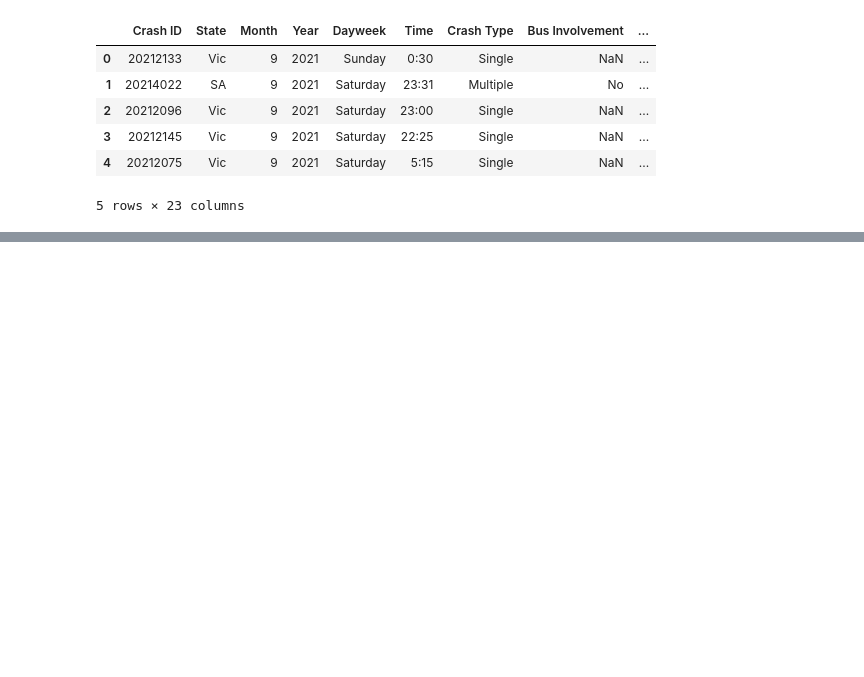
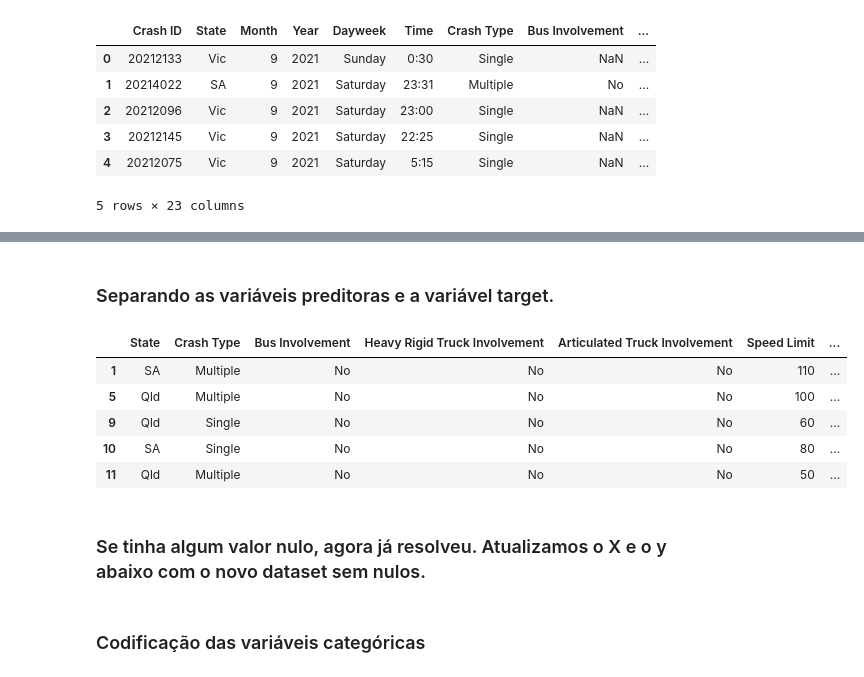
Before and after one commit to vinniscript/A3-IA-UAM-5SEM, a Jupyter notebook: AustralianCarAccident.ipynb, the cells around one changed output, grey strips where cells are left out. Cells and saved outputs as stored; diff of their text form; code cells hidden in the pictures; blank space fills up the shorter version.

```diff
--- a/AustralianCarAccident.ipynb
+++ b/AustralianCarAccident.ipynb
@@ -27,0 +81,17 @@ df.head()
+# %% [markdown]
+### Separando as variáveis preditoras e a variável target.
+# %%
+X = df.drop(columns=['Crash Type'])
+y = df['Crash Type']
+df_model = df.dropna(subset=X.columns.tolist() + ['Crash Type']) # Caso tenha algum nulo, removemos a linha inteira
+
+df_model.head()
+# %% [output]
+|  | State | Crash Type | Bus Involvement | Heavy Rigid Truck Involvement | Articulated Truck Involvement | Speed Limit | ... |
+| 1 | SA | Multiple | No | No | No | 110 | ... |
+| 5 | Qld | Multiple | No | No | No | 100 | ... |
+| 9 | Qld | Single | No | No | No | 60 | ... |
+| 10 | SA | Single | No | No | No | 80 | ... |
+| 11 | Qld | Multiple | No | No | No | 50 | ... |
+# %% [markdown]
+### Se tinha algum valor nulo, agora já resolveu. Atualizamos o X e o y abaixo com o novo dataset sem nulos.
@@ -27,0 +102,2 @@ df.head()
+# %% [markdown]
+### Codificação das variáveis categóricas
```
Also changed, not shown: parts of 32 cells of this notebook.
